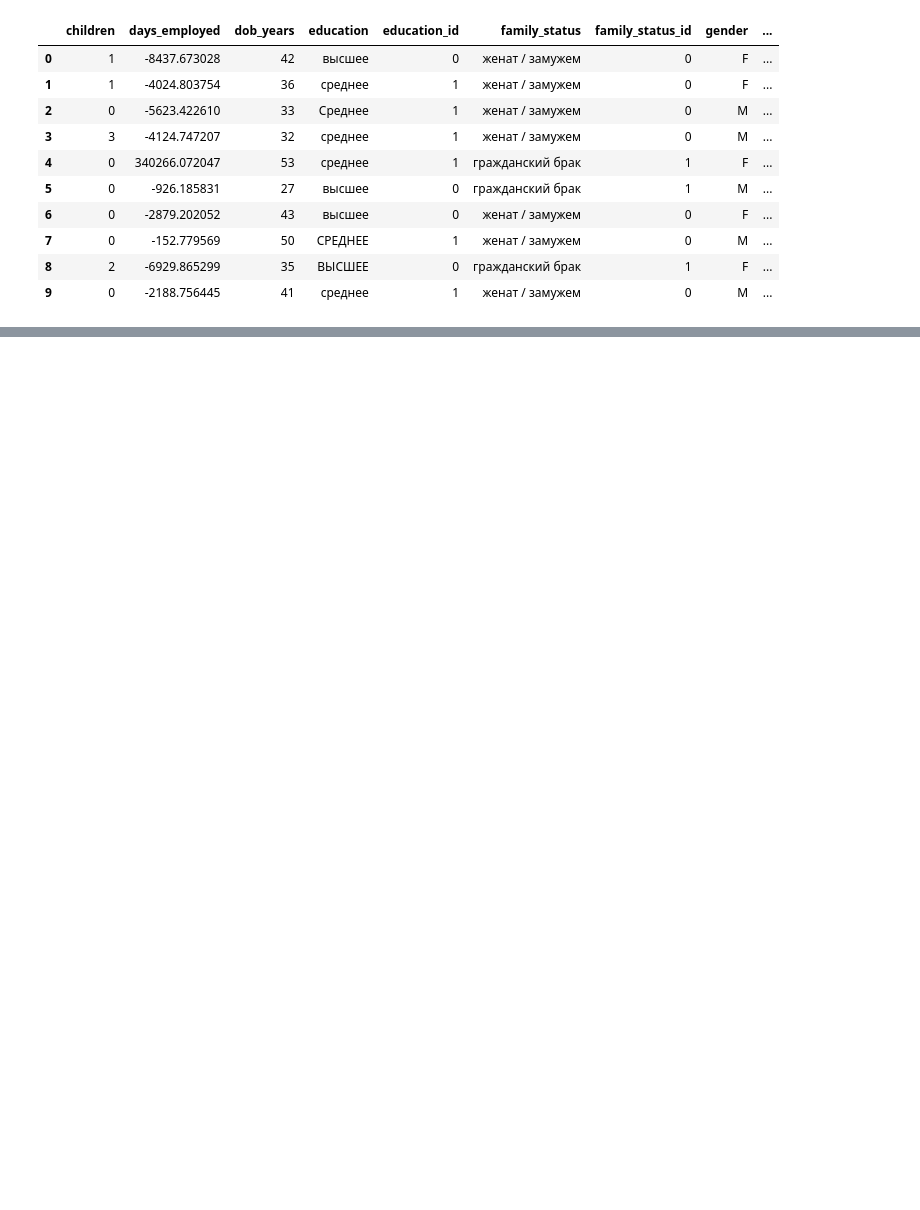
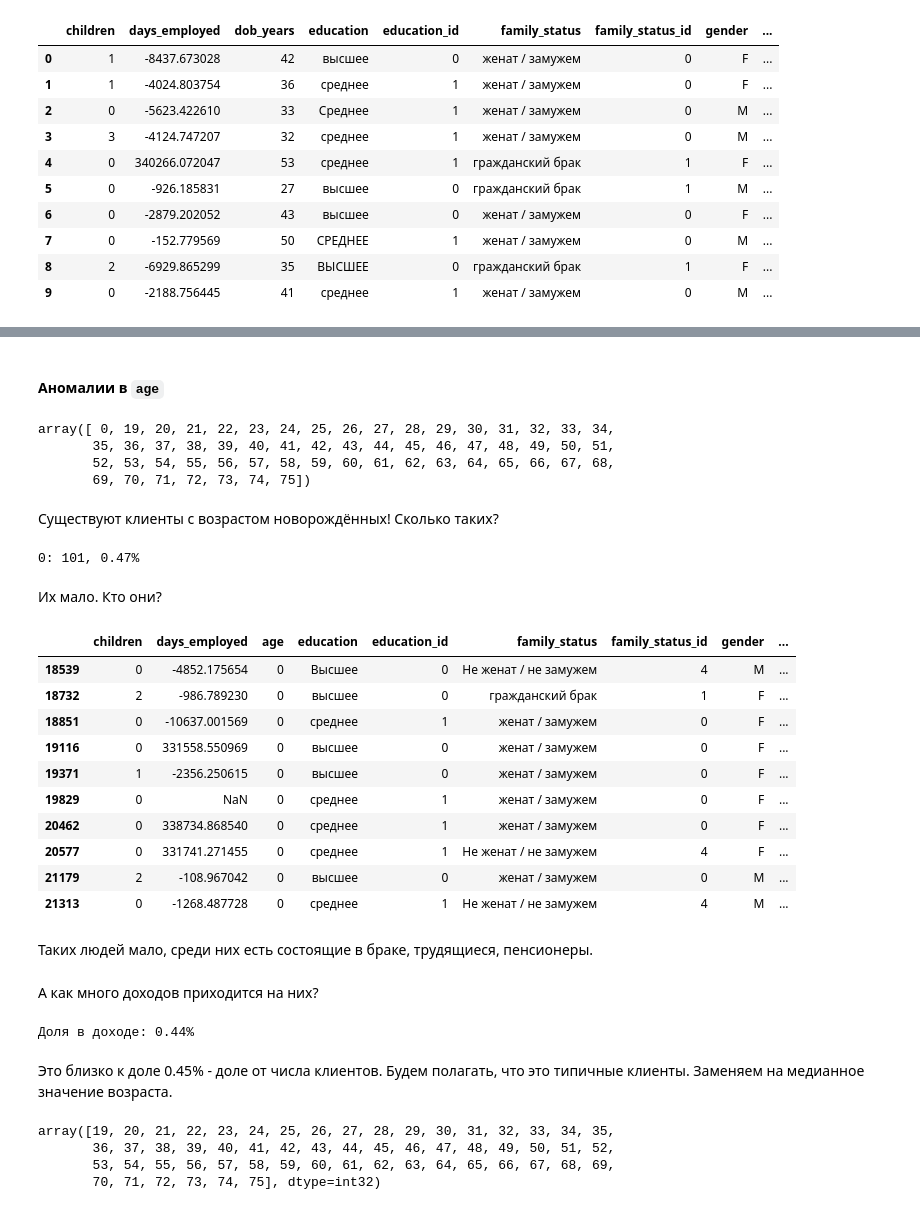
Before and after one commit to okeangel/da_portfolio, a Jupyter notebook: dev/da45_lagutin_preprocessing.ipynb, the cells around one changed output, grey strips where cells are left out. Cells and saved outputs as stored; diff of their text form; code cells hidden in the pictures; blank space fills up the shorter version.

```diff
--- a/dev/da45_lagutin_preprocessing.ipynb
+++ b/dev/da45_lagutin_preprocessing.ipynb
@@ -15,4 +66,5 @@
 # %%
-import pandas as pd
-data = pd.read_csv('data.csv')
-data.info()
+try:
+    data = pd.read_csv('data.csv')
+except:
+    data = pd.read_csv('datasets/data.csv')
@@ -54,0 +123,2 @@ data.head(10)
+# %%
+data.rename(columns={'dob_years': 'age'}, inplace=True)
@@ -56,0 +211,8 @@ data.head(10)
+# %%
+data['children'].replace([-1, 20], data['children'].median(), inplace=True)
+
+# .replace() возвращает float, поэтому исправляем тип
+data['children'] = data['children'].astype('int32')
+
+# проверяем, какие теперь существуют значения кол-ва детей
+data['children'].sort_values().unique()
@@ -56,0 +227,56 @@ data.head(10)
+# %% [markdown]
+ #### Аномалии в  `age`
+# %%
+data['age'].sort_values().unique()
+# %% [output]
+array([ 0, 19, 20, 21, 22, 23, 24, 25, 26, 27, 28, 29, 30, 31, 32, 33, 34,
+       35, 36, 37, 38, 39, 40, 41, 42, 43, 44, 45, 46, 47, 48, 49, 50, 51,
+       52, 53, 54, 55, 56, 57, 58, 59, 60, 61, 62, 63, 64, 65, 66, 67, 68,
+       69, 70, 71, 72, 73, 74, 75])
+# %% [markdown]
+Существуют клиенты с возрастом новорождённых! Сколько таких?
+# %%
+print_count('age', 0)
+# %% [output]
+0: 101, 0.47%
+# %% [markdown]
+Их мало. Кто они?
+# %%
+data[data['age'] == 0].tail(10)
+# %% [output]
+|  | children | days_employed | age | education | education_id | family_status | family_status_id | gender | ... |
+| 18539 | 0 | -4852.175654 | 0 | Высшее | 0 | Не женат / не замужем | 4 | M | ... |
+| 18732 | 2 | -986.789230 | 0 | высшее | 0 | гражданский брак | 1 | F | ... |
+| 18851 | 0 | -10637.001569 | 0 | среднее | 1 | женат / замужем | 0 | F | ... |
+| 19116 | 0 | 331558.550969 | 0 | высшее | 0 | женат / замужем | 0 | F | ... |
+| 19371 | 1 | -2356.250615 | 0 | высшее | 0 | женат / замужем | 0 | F | ... |
+| 19829 | 0 | NaN | 0 | среднее | 1 | женат / замужем | 0 | F | ... |
+| 20462 | 0 | 338734.868540 | 0 | среднее | 1 | женат / замужем | 0 | F | ... |
+| 20577 | 0 | 331741.271455 | 0 | среднее | 1 | Не женат / не замужем | 4 | F | ... |
+| 21179 | 2 | -108.967042 | 0 | высшее | 0 | женат / замужем | 0 | M | ... |
+| 21313 | 0 | -1268.487728 | 0 | среднее | 1 | Не женат / не замужем | 4 | M | ... |
+# %% [markdown]
+Таких людей мало, среди них есть состоящие в браке, трудящиеся, пенсионеры.
+# %% [markdown]
+А как много доходов приходится на них?
+# %%
+age_0_income = data[data['age'] == 0]['total_income'].sum()
+age_all_income = data['total_income'].sum()
+print(f'Доля в доходе: {(age_0_income / age_all_income):.02%}')
+# %% [output]
+Доля в доходе: 0.44%
+# %% [markdown]
+Это близко к доле 0.45% - доле от числа клиентов. Будем полагать, что это типичные клиенты. Заменяем на медианное значение возраста.
+# %%
+data['age'].replace(0, data['age'].median(), inplace=True)
+
+# .replace() возвращает float, поэтому исправляем тип
+data['age'] = data['age'].astype('int32')
+
+# проверяем, какие теперь существуют значения кол-ва детей
+data['age'].sort_values().unique()
+# %% [output]
+array([19, 20, 21, 22, 23, 24, 25, 26, 27, 28, 29, 30, 31, 32, 33, 34, 35,
+       36, 37, 38, 39, 40, 41, 42, 43, 44, 45, 46, 47, 48, 49, 50, 51, 52,
+       53, 54, 55, 56, 57, 58, 59, 60, 61, 62, 63, 64, 65, 66, 67, 68, 69,
+       70, 71, 72, 73, 74, 75], dtype=int32)
```
Also changed, not shown: parts of 191 cells of this notebook.
